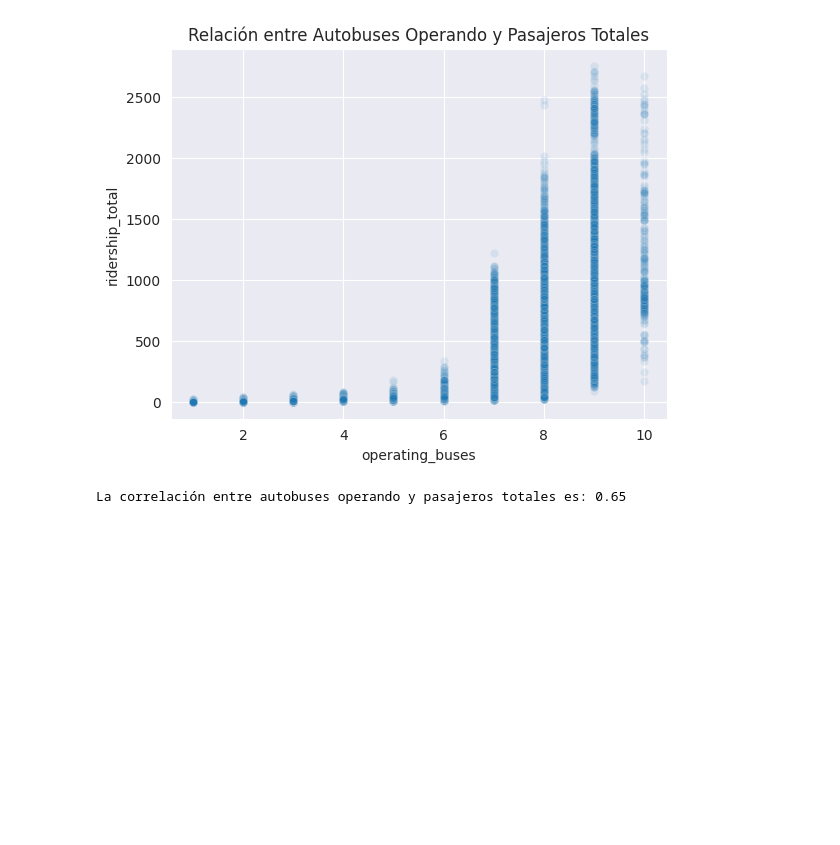
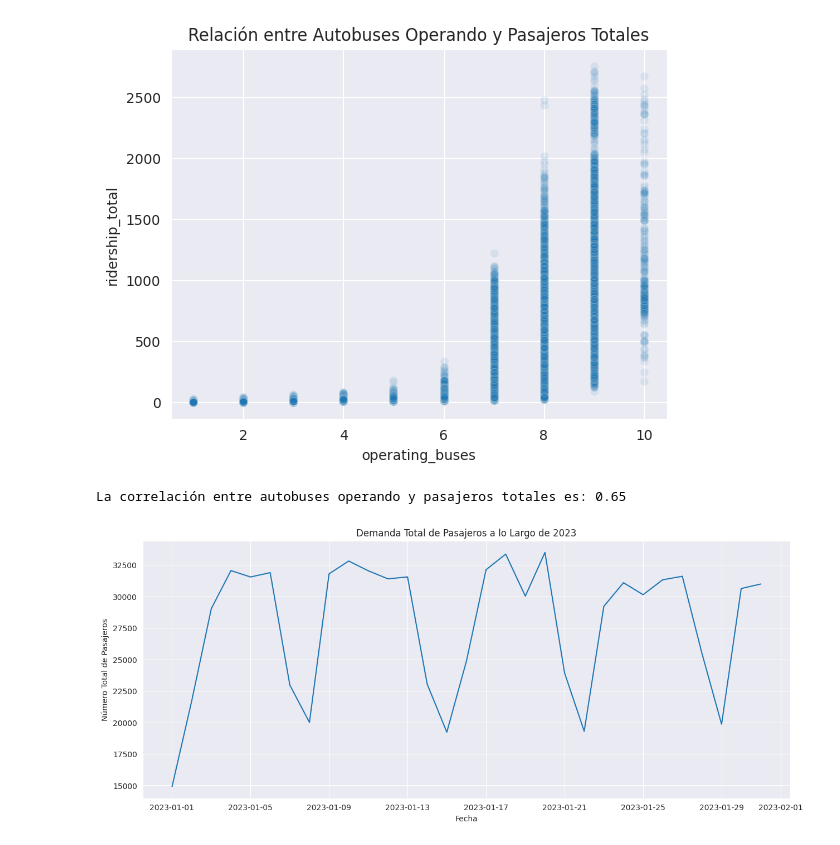
Before and after one commit to Kelidinho/-neural_network, a Jupyter notebook: data/data_pipeline/visualize_data.ipynb, the cells around one changed output. Cells and saved outputs as stored; diff of their text form; code cells hidden in the pictures; blank space fills up the shorter version.

Commit message:
- Maneras de visualizar los datos en visualize_data.ipynb - Comenzamos enriqueciendo datos usando pandas y limpiando los datos.

```diff
--- a/data/data_pipeline/visualize_data.ipynb
+++ b/data/data_pipeline/visualize_data.ipynb
@@ -19,3 +19,26 @@ correlation = df_model_input['operating_buses'].corr(df_model_input['ridership_t
 print(f"La correlación entre autobuses operando y pasajeros totales es: {correlation:.2f}")
 # %% [output]
 La correlación entre autobuses operando y pasajeros totales es: 0.65
+# %%
+import seaborn as sns
+import matplotlib.pyplot as plt
+
+
+# Para que el gráfico sea legible, vamos a agrupar los datos por día
+df_daily = df_model_input.groupby(df_model_input['hour_timestamp'].dt.date)['ridership_total'].sum()
+df_daily.index = pd.to_datetime(df_daily.index)
+df_daily = df_daily['2023-01-01' : '2023-01-31']
+# Creamos la figura y los ejes para el gráfico
+plt.figure(figsize=(15, 6)) # Hacemos el gráfico más grande para que se vea bien
+
+# Usamos seaborn para crear el gráfico de líneas
+sns.lineplot(data=df_daily)
+
+# Añadimos títulos para que se entienda
+plt.title('Demanda Total de Pasajeros a lo Largo de 2023')
+plt.xlabel('Fecha')
+plt.ylabel('Número Total de Pasajeros')
+plt.grid(True) # Añadimos una cuadrícula para facilitar la lectura
+plt.show() # Mostramos el gráfico
+# %% [output]
+[figure, added]
```
Also changed, not shown: parts of 2 cells of this notebook, 1 other file.
